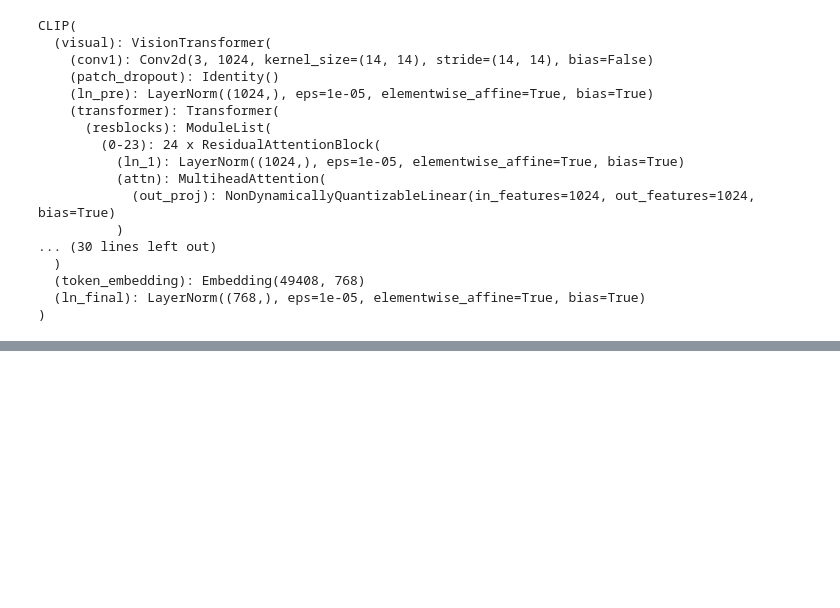
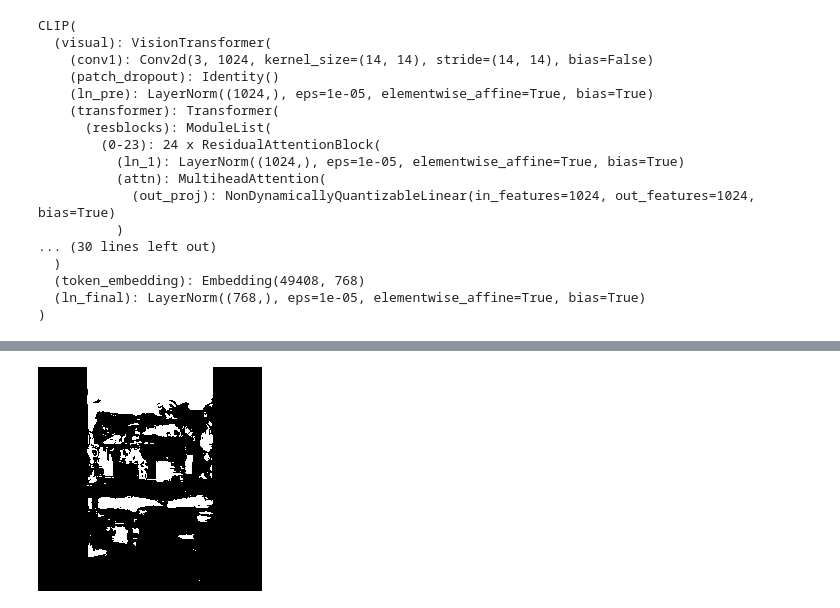
Before and after one commit to Mafaz03/img2img_DiT, a Jupyter notebook: notebooks/inference.ipynb, the cells around one changed output, grey strips where cells are left out. Saved outputs shown, nothing was run; the diff lists cells and outputs as text; code cells hidden in the pictures; blank space fills up the shorter version.

```diff
--- a/notebooks/inference.ipynb
+++ b/notebooks/inference.ipynb
@@ -136,0 +184,9 @@ img
+# %%
+gray = img.convert("L")
+arr = np.array(gray)
+arr = np.where(arr > 127, 255, 0).astype(np.uint8)
+img = Image.fromarray(arr).convert("RGB")
+# %%
+img
+# %% [output]
+[figure, added]
```
Also changed, not shown: parts of 7 cells of this notebook, 5 other files.
